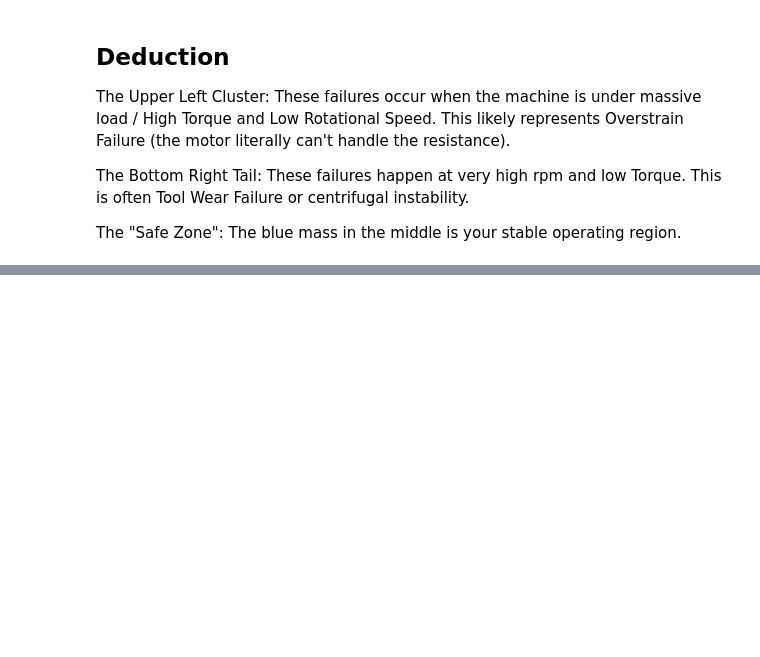
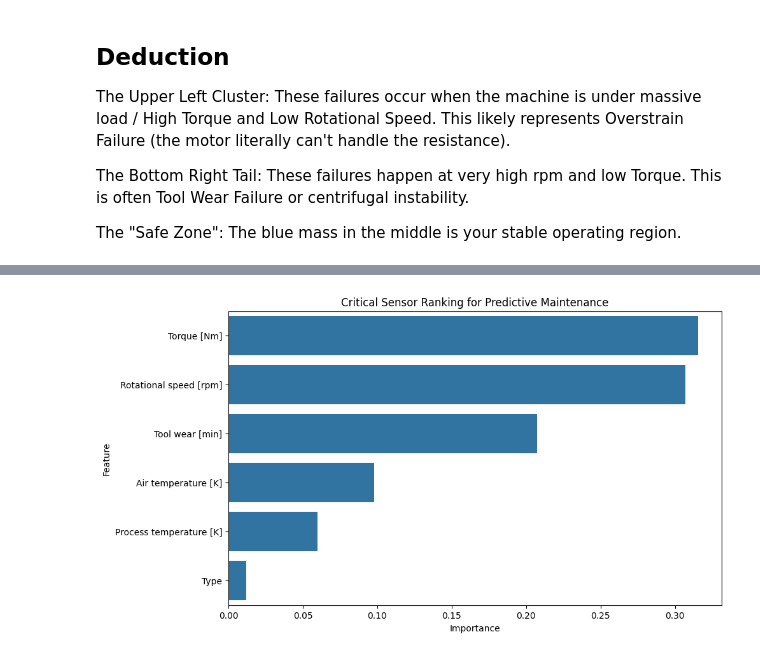
Before and after one commit to YashBarhanpurkar/Predictive_Maintenance, a Jupyter notebook: analysis.ipynb, the cells around one changed output, grey strips where cells are left out. Cells and saved outputs as stored; diff of their text form; code cells hidden in the pictures; blank space fills up the shorter version.

Commit message:
Finalized Phase 4: Model optimization and technical analysis

```diff
--- a/analysis.ipynb
+++ b/analysis.ipynb
@@ -136,0 +197,5 @@ The blue mass in the middle is your stable operating region.
+# %%
+# Splitting the Dataset
+from sklearn.model_selection import train_test_split
+
+X_train, X_test, Y_train, Y_test = train_test_split(X, Y, test_size=0.2, random_state=42)
@@ -136,0 +250,23 @@ The blue mass in the middle is your stable operating region.
+# %%
+from sklearn.model_selection import GridSearchCV
+
+param_grid = {
+    'n_estimators': [50, 100, 150, 200],
+    'max_depth': [None, 5, 10, 15, 20],
+    'min_samples_split': [2, 5, 10, 15, 20],
+    'class_weight': ['balanced', 'balanced_subsample']
+}
+
+grid_search = GridSearchCV(
+    RandomForestClassifier(random_state=42),
+    param_grid,
+    cv = 5,
+    scoring='f1'
+    )
+
+grid_search.fit(X_train, Y_train)
+print(f"Best Parameters: {grid_search.best_params_}")
+
+best_rf = grid_search.best_estimator_
+Y_pred_grid = best_rf.predict(X_test)
+print(classification_report(Y_test, Y_pred_grid))
@@ -136,0 +283,17 @@ The blue mass in the middle is your stable operating region.
+# %%
+import matplotlib.pyplot as plt
+import pandas as pd
+
+# Extract importance from the winner
+importances = best_rf.feature_importances_
+feature_names = features
+feature_importance_df = pd.DataFrame({'Feature': feature_names, 'Importance': importances})
+feature_importance_df = feature_importance_df.sort_values(by='Importance', ascending=False)
+
+# Plot it
+plt.figure(figsize=(10, 6))
+sns.barplot(x='Importance', y='Feature', data=feature_importance_df)
+plt.title('Critical Sensor Ranking for Predictive Maintenance')
+plt.show()
+# %% [output]
+[figure, added]
```
Also changed, not shown: parts of 14 cells of this notebook.
